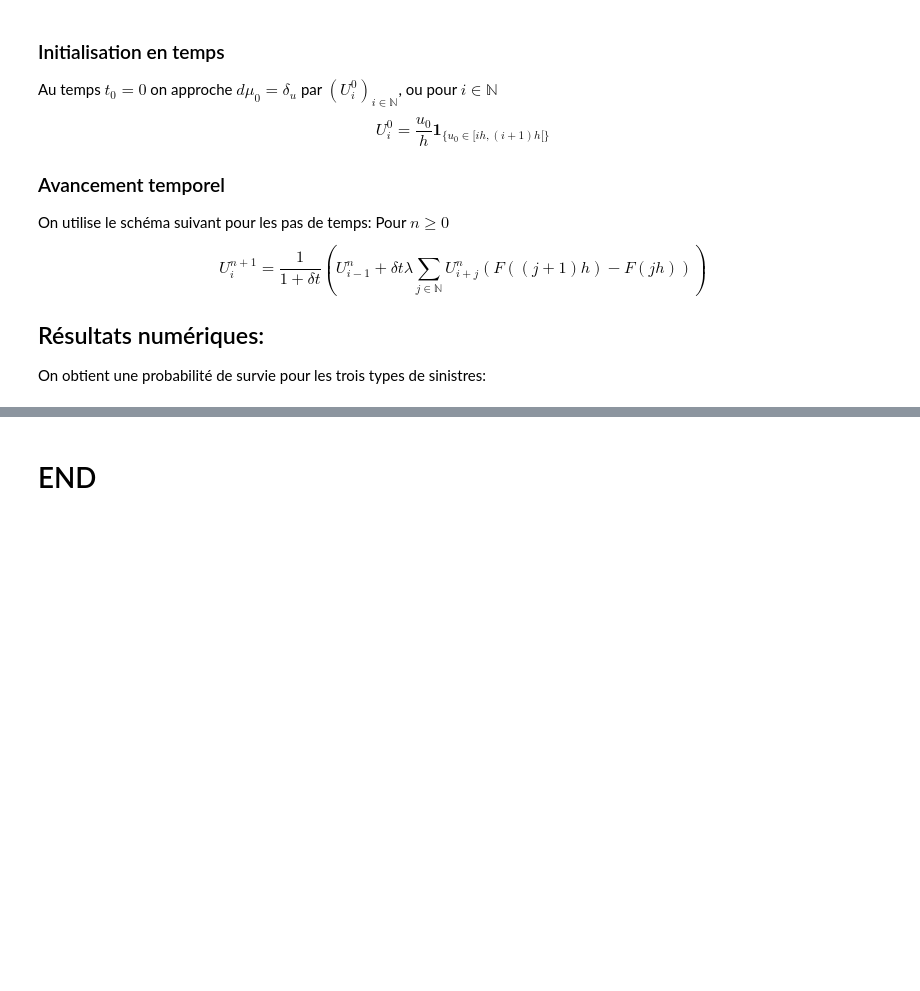
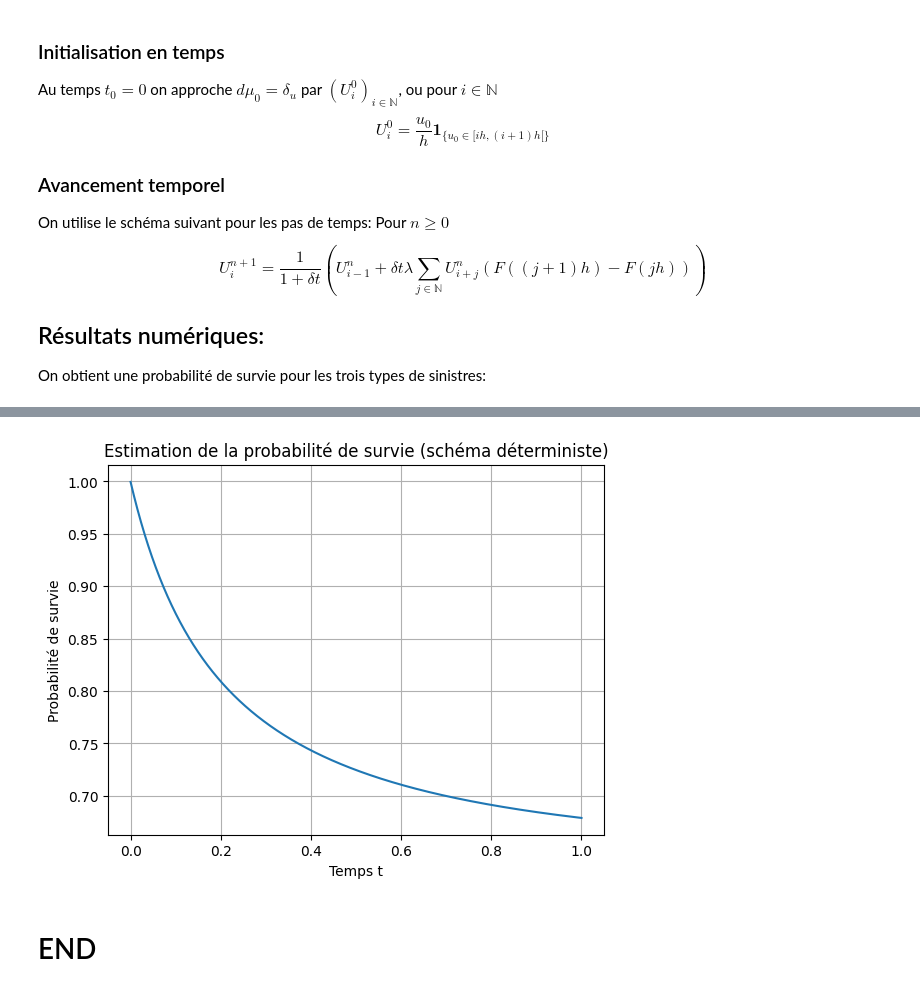
Before and after one commit to EssaddekOthmane/IndependentPriceVerification, a Jupyter notebook: BlackScholesRobbinsMonro.ipynb, the cells around one changed output, grey strips where cells are left out. Drawn from its saved outputs; the diff is of its cells as text; code cells hidden in the pictures; blank space fills up the shorter version.

```diff
--- a/BlackScholesRobbinsMonro.ipynb
+++ b/BlackScholesRobbinsMonro.ipynb
@@ -2694,14 +2694,25 @@ On obtient une probabilité de survie pour les trois types de sinistres:
 import matplotlib.pyplot as plt
 from math import exp
 
+
+mu_orig = 1.
+a = 3.
+b = 3.
+to = 0.8
+t_final = 1.
+lambdaa = 5.
+mu = 1.
+Ee = 1./mu
+c = (1 + to)*lambdaa*Ee
+uini = Ee
 # Paramètres
 deltau = 0.0025           # pas de discrétisation en richesse u
-c = 1.0                  # vitesse de dérive c
+#c = 1.0                  # vitesse de dérive c
 tfinal = 1.5            # horizon temporel
-uini = 1.0               # richesse initiale
+#uini = 1.0               # richesse initiale
 iini = int(uini / deltau)  # indice correspondant à uini
 
-deltat = c * deltau      # pas de temps selon CFL c*delta_u
+deltat =  deltau /c     # pas de temps selon CFL c*delta_u
 N = iini + int(tfinal / deltat) + 2  # nombre total de points spatiaux
 
 # Initialisation de la mesure discrète u (densité sur chaque intervalle)
@@ -2709,7 +2720,7 @@ u = [0.0 for _ in range(N)]
 u[iini] = 1.0 / deltau    # Dirac approché à t=0 en iini
 
 # Paramètres du sinistre
-lambd = 1.0
+lambd = 5.0
 lambdt = lambd * deltat
 uplambdt = 1.0 / (1.0 + lambdt)
 
@@ -2751,0 +2763,67 @@ Probabilité de survie approchée à t_final = 0.6831747608966035
+# %%
+import matplotlib.pyplot as plt
+from math import exp
+import numpy as np
+
+# Paramètres du modèle
+mu_orig = 1.0
+a = 3.0
+b = 3.0
+to = 0.8
+t_final = 1.0
+lambdaa = 5.0
+mu = 1.0
+Ee = 1.0 / mu
+c = (1 + to) * lambdaa * Ee
+uini = Ee
+
+# Discrétisation
+deltau = 0.0025  # pas en richesse u
+iini = int(uini / deltau)  # indice de la position initiale
+deltat = deltau / c        # CFL : deltat = deltau / c
+
+# Nombre de points nécessaires
+N = iini + int(t_final / deltat) + 10  # on ajoute un petit tampon
+
+# Initialisation de la densité (Dirac au point initial)
+u = [0.0 for _ in range(N)]
+u[iini] = 1.0 / deltau
+
+# Paramètres sinistre
+lambdt = lambdaa * deltat
+uplambdt = 1.0 / (1.0 + lambdt)
+
+# Discrétisation de la loi exponentielle de sinistres
+X = [i * deltau for i in range(N + 2)]
+dF = [lambdt * (exp(-mu * X[i]) - exp(-mu * X[i + 1])) for i in range(N + 1)]
+
+# Évolution temporelle
+t = 0.0
+Nmax = iini + 1
+conv = []
+
+while t < t_final:
+    t += deltat
+    Nmax += 1
+    un = u.copy()
+
+    # Bord gauche
+    u[0] = uplambdt * sum(un[j] * dF[j] for j in range(Nmax))
+
+    # Mise à jour des autres points
+    for i in range(1, Nmax):
+        somme_conv = sum(un[i + j] * dF[j] for j in range(Nmax - i))
+        u[i] = uplambdt * (un[i - 1] + somme_conv)
+
+    conv.append(sum(u) * deltau)  # probabilité de survie à chaque t
+
+print("Probabilité de survie approchée à t_final =", sum(u) * deltau)
+
+# Courbe de convergence
+plt.plot(np.linspace(0, t_final, len(conv)), conv)
+plt.xlabel("Temps t")
+plt.ylabel("Probabilité de survie")
+plt.title("Estimation de la probabilité de survie (schéma déterministe)")
+plt.grid()
+plt.show()
+# %% [output]
@@ -2752,3 +2831,4 @@ Probabilité de survie approchée à t_final = 0.6831747608966035
+[figure, added]
 # %% [markdown]
 # END
 # %% [markdown]
```
Also changed, not shown: parts of 3 cells of this notebook.
